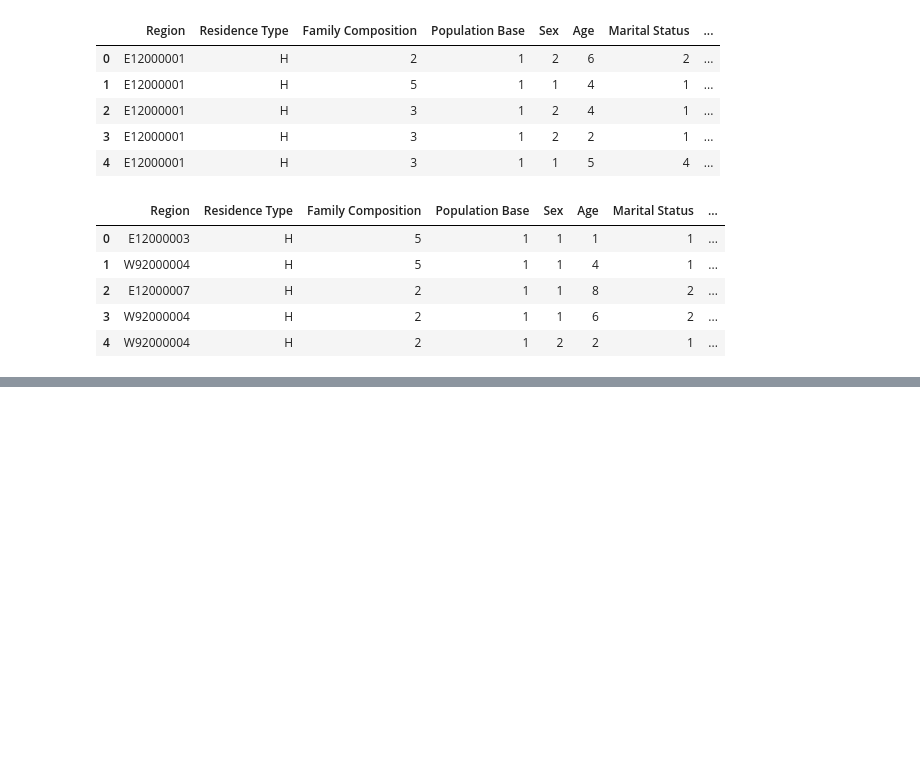
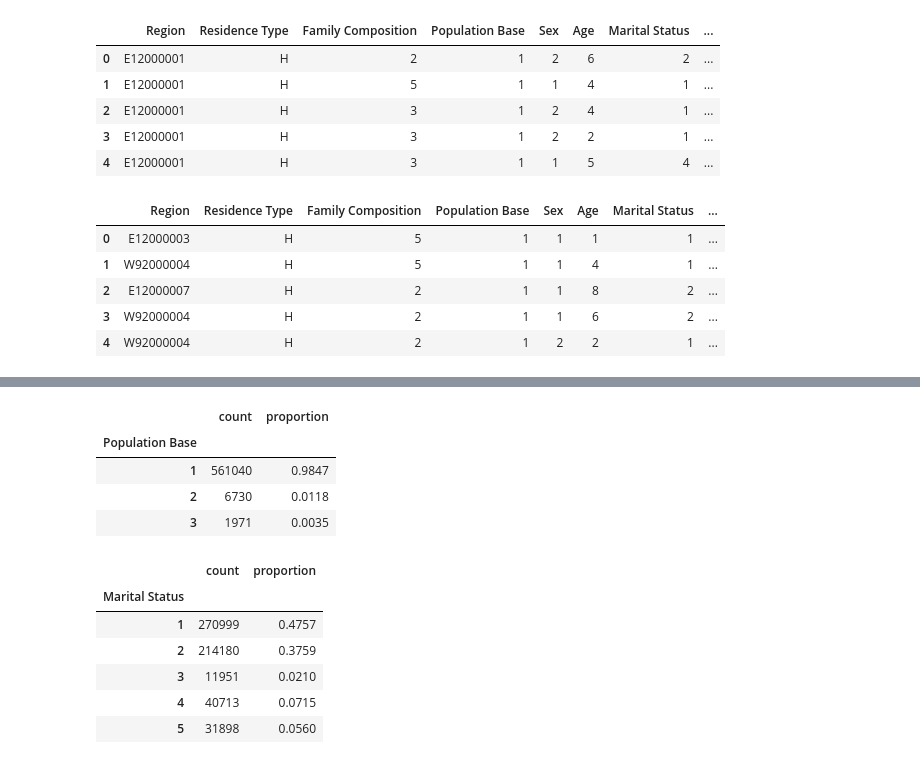
Before and after one commit to datasciencecampus/mst-demo, a Jupyter notebook: main.ipynb, the cells around one changed output, grey strips where cells are left out. Saved outputs shown, nothing was run; the diff lists cells and outputs as text; code cells hidden in the pictures; blank space fills up the shorter version.

```diff
--- a/main.ipynb
+++ b/main.ipynb
@@ -248,0 +327,30 @@ synth.df.pipe(decode_data, encoder).head()
+# %%
+def side_by_side(*dfs):
+    html = '<div style="display:flex; justify-content:center">'
+    for df in dfs:
+        html += '<div style="margin-right: 4em">'
+        html += df.to_html()
+        html += '</div>'
+    html += '</div>'
+    display(HTML(html))
+# %%
+tables = []
+for col in pair:
+    table = calculate_marginal_table(data, col, encoder)
+    table["proportion"] = (table["count"] / table["count"].sum()).round(4)
+    tables.append(table.set_index(col))
+
+side_by_side(*tables)
+# %% [output]
+|  | count | proportion |
+| Population Base |  |  |
+| 1 | 561040 | 0.9847 |
+| 2 | 6730 | 0.0118 |
+| 3 | 1971 | 0.0035 |
+|  | count | proportion |
+| Marital Status |  |  |
+| 1 | 270999 | 0.4757 |
+| 2 | 214180 | 0.3759 |
+| 3 | 11951 | 0.0210 |
+| 4 | 40713 | 0.0715 |
+| 5 | 31898 | 0.0560 |
```
Also changed, not shown: parts of 27 cells of this notebook, 1 other file.
